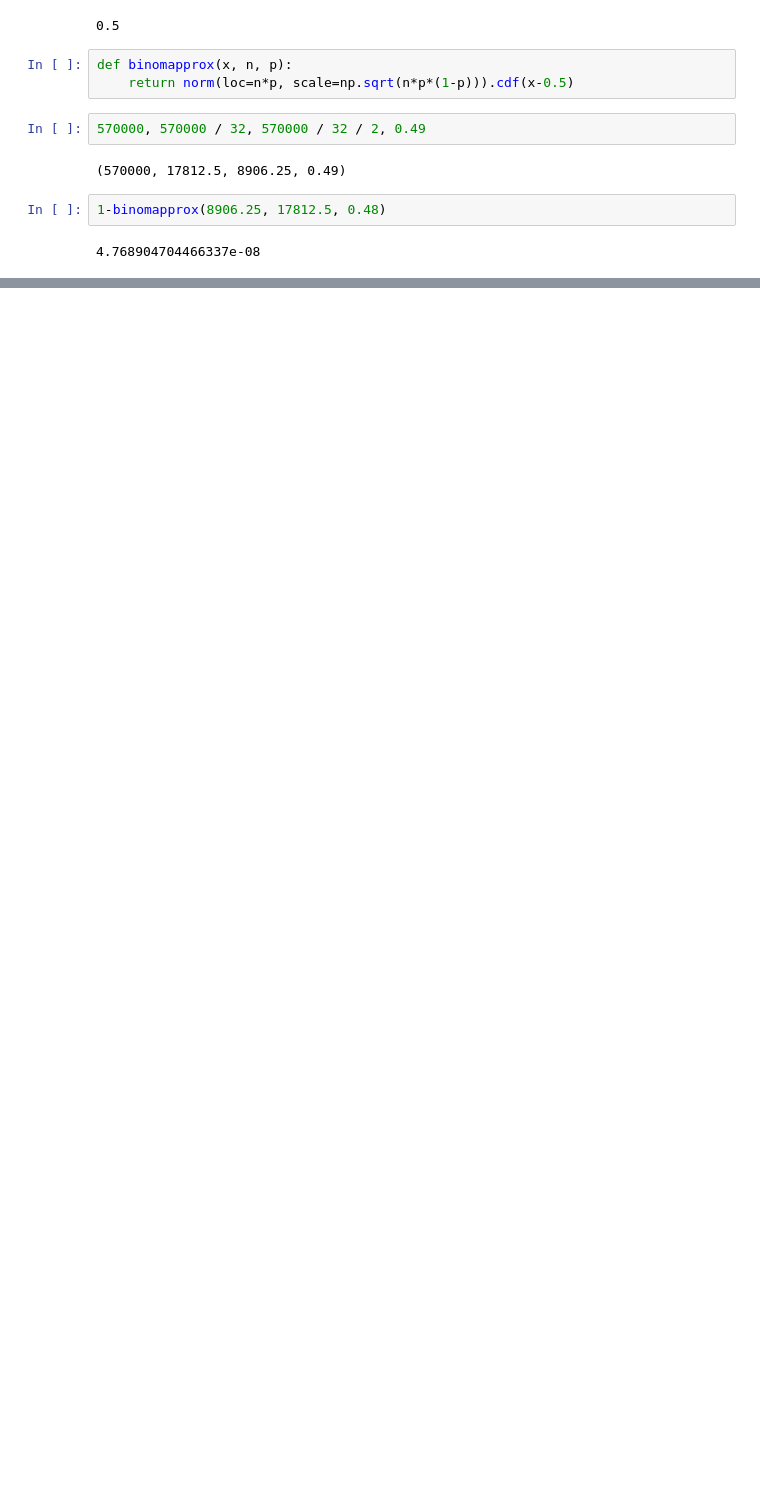
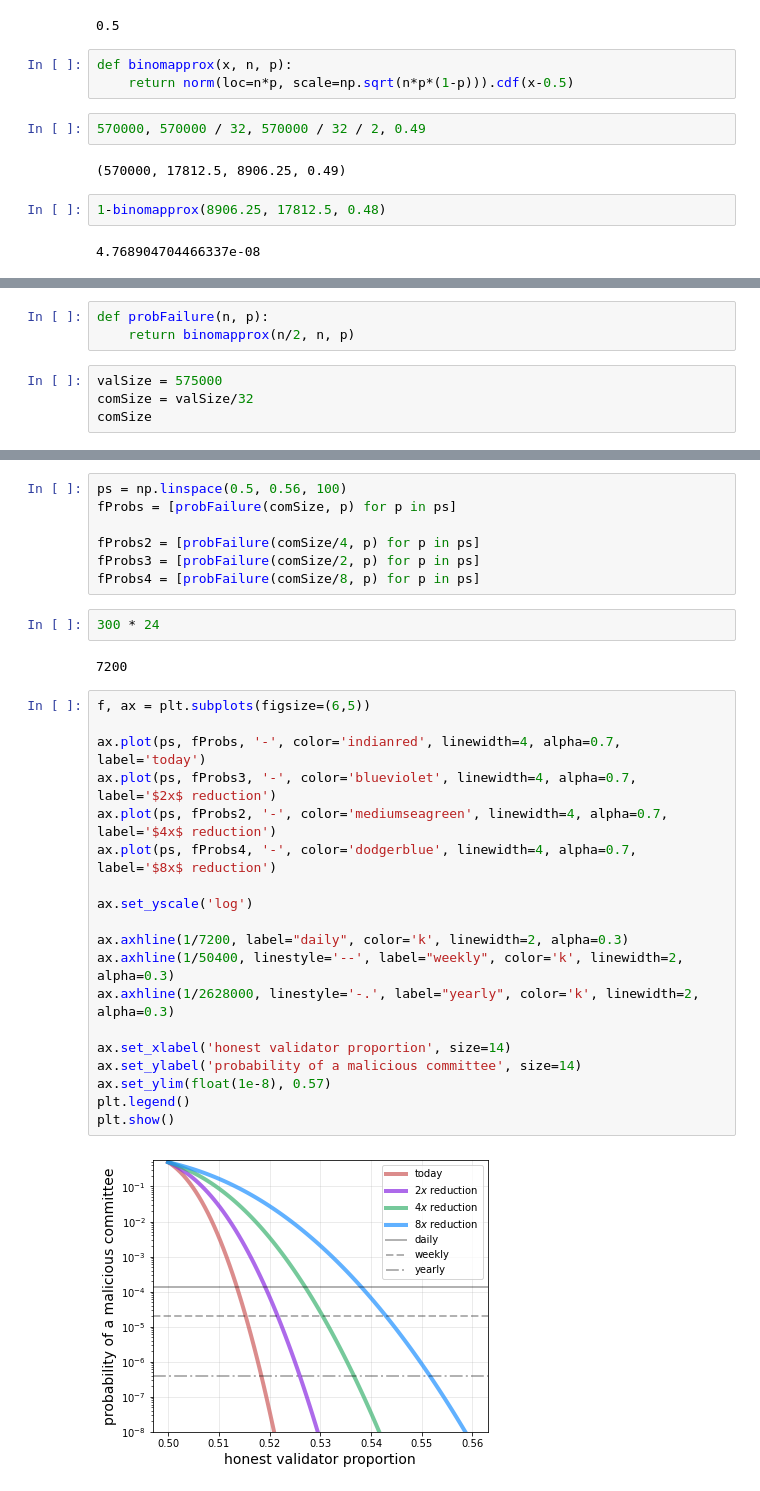
Before and after one commit to michaelneuder/relay-data, a Jupyter notebook: contraction/contraction.ipynb, the cells around one changed output, grey strips where cells are left out. Cells and saved outputs as stored; diff of their text form; blank space fills up the shorter version.

```diff
--- a/contraction/contraction.ipynb
+++ b/contraction/contraction.ipynb
@@ -98,0 +101,7 @@ def binomapprox(x, n, p):
+# %%
+def probFailure(n, p):
+    return binomapprox(n/2, n, p)
+# %%
+valSize = 575000
+comSize = valSize/32
+comSize
@@ -98,0 +118,32 @@ def binomapprox(x, n, p):
+# %%
+ps = np.linspace(0.5, 0.56, 100)
+fProbs = [probFailure(comSize, p) for p in ps]
+
+fProbs2 = [probFailure(comSize/4, p) for p in ps]
+fProbs3 = [probFailure(comSize/2, p) for p in ps]
+fProbs4 = [probFailure(comSize/8, p) for p in ps]
+# %%
+300 * 24
+# %% [output]
+7200
+# %%
+f, ax = plt.subplots(figsize=(6,5))
+
+ax.plot(ps, fProbs, '-', color='indianred', linewidth=4, alpha=0.7, label='today')
+ax.plot(ps, fProbs3, '-', color='blueviolet', linewidth=4, alpha=0.7, label='$2x$ reduction')
+ax.plot(ps, fProbs2, '-', color='mediumseagreen', linewidth=4, alpha=0.7, label='$4x$ reduction')
+ax.plot(ps, fProbs4, '-', color='dodgerblue', linewidth=4, alpha=0.7, label='$8x$ reduction')
+
+ax.set_yscale('log')
+
+ax.axhline(1/7200, label="daily", color='k', linewidth=2, alpha=0.3)
+ax.axhline(1/50400, linestyle='--', label="weekly", color='k', linewidth=2, alpha=0.3)
+ax.axhline(1/2628000, linestyle='-.', label="yearly", color='k', linewidth=2, alpha=0.3)
+
+ax.set_xlabel('honest validator proportion', size=14)
+ax.set_ylabel('probability of a malicious committee', size=14)
+ax.set_ylim(float(1e-8), 0.57)
+plt.legend()
+plt.show()
+# %% [output]
+[figure, added]
```
Also changed, not shown: parts of 4 cells of this notebook.
